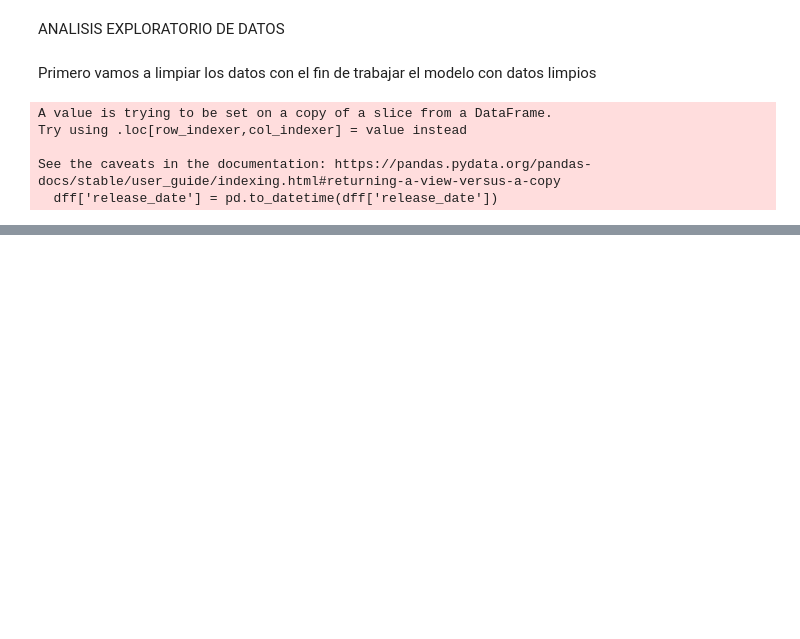
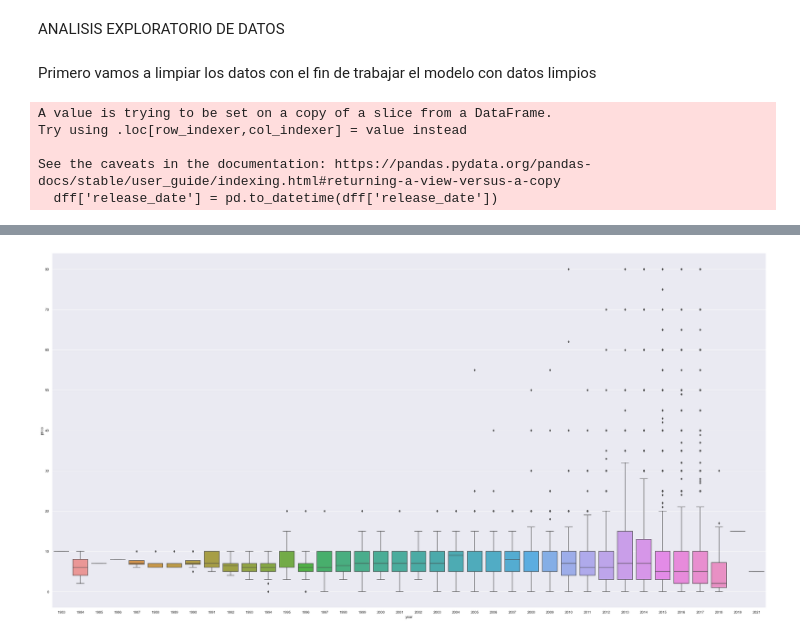
Before and after one commit to LLozanoBaron/Project_MLops, a Jupyter notebook: Proyecto_individual_1.ipynb, the cells around one changed output, grey strips where cells are left out. Cells and saved outputs as stored; diff of their text form; code cells hidden in the pictures; blank space fills up the shorter version.

```diff
--- a/Proyecto_individual_1.ipynb
+++ b/Proyecto_individual_1.ipynb
@@ -241,0 +302,9 @@ plt.show()
+# %%
+#Clean the outliers in price because the graphic show a lot of it and will change the prediction
+dfc2 = dfc2.loc[dfc2['price'] <= 80]
+# %%
+plt.figure(figsize=(40, 20))
+sns.boxplot(x='year', y='price', data=dfc2)
+plt.show()
+# %% [output]
+[figure, added]
```
Also changed, not shown: parts of 67 cells of this notebook, 3 other files.
